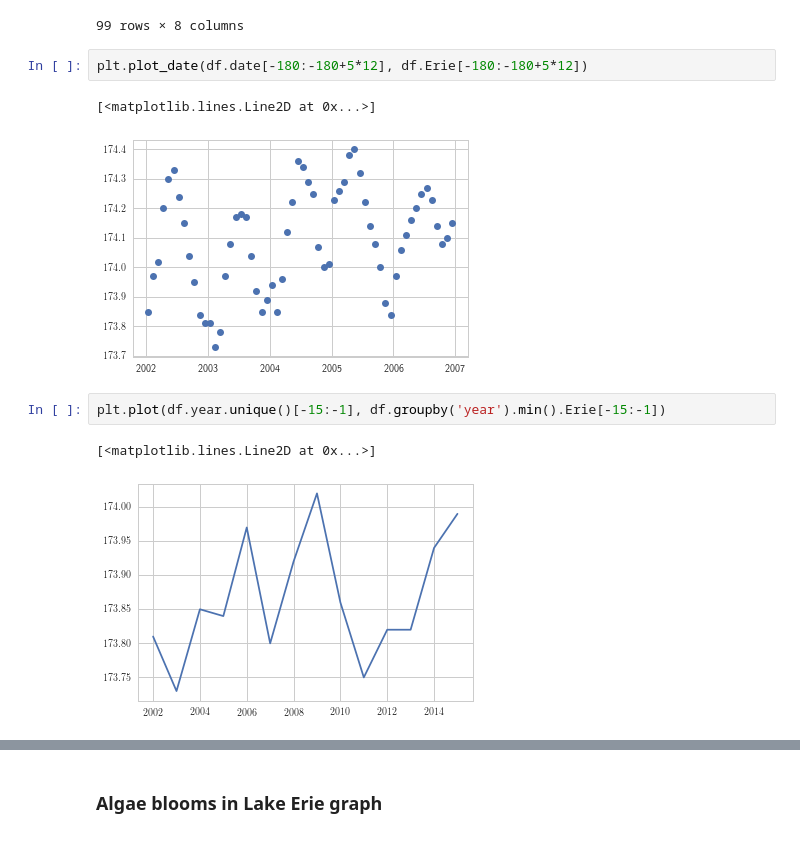
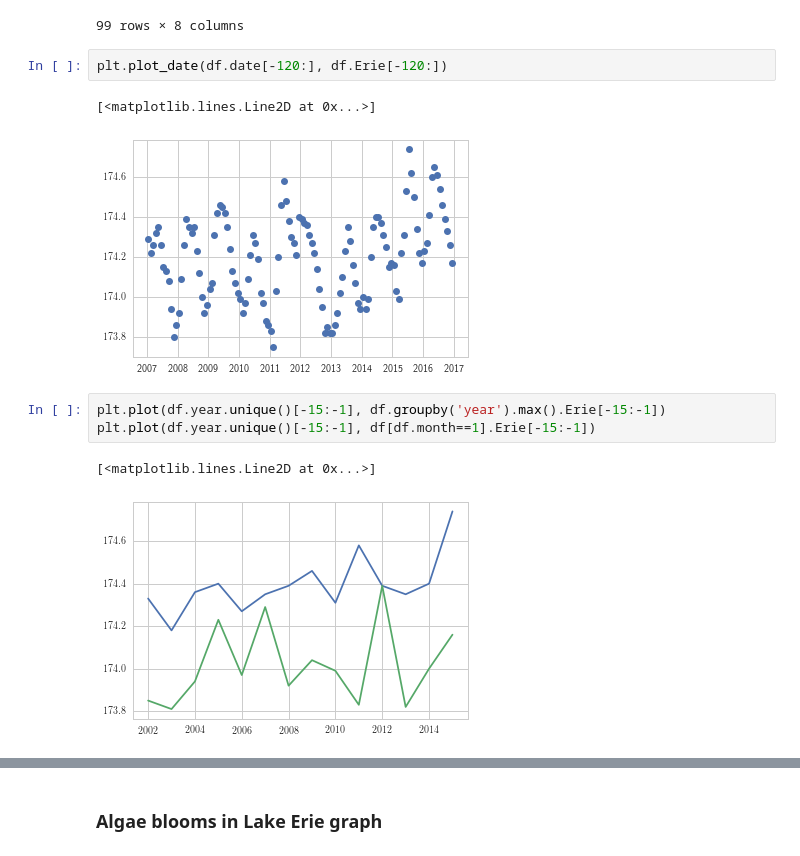
Before and after one commit to pycckuu/Great-Lakes-Data, a Jupyter notebook: post_proc_scripts/water level.ipynb, the cells around one changed output, grey strips where cells are left out. Cells and saved outputs as stored; diff of their text form.

```diff
--- a/post_proc_scripts/water level.ipynb
+++ b/post_proc_scripts/water level.ipynb
@@ -76,12 +76,13 @@ diff_year
 | 2016 | 11 | 0.24 | 0.33 | 0.39 | 0.48 | 0.65 | 0 | 335 days |
 99 rows × 8 columns
 # %%
-plt.plot_date(df.date[-180:-180+5*12], df.Erie[-180:-180+5*12])
+plt.plot_date(df.date[-120:], df.Erie[-120:])
 # %% [output]
 [<matplotlib.lines.Line2D at 0x...>]
-[figure, old version]
+[figure, new version]
 # %%
-plt.plot(df.year.unique()[-15:-1], df.groupby('year').min().Erie[-15:-1])
+plt.plot(df.year.unique()[-15:-1], df.groupby('year').max().Erie[-15:-1])
+plt.plot(df.year.unique()[-15:-1], df[df.month==1].Erie[-15:-1])
 # %% [output]
 [<matplotlib.lines.Line2D at 0x...>]
-[figure, old version]
+[figure, new version]
```
Also changed, not shown: parts of 9 cells of this notebook, 2 other files.
